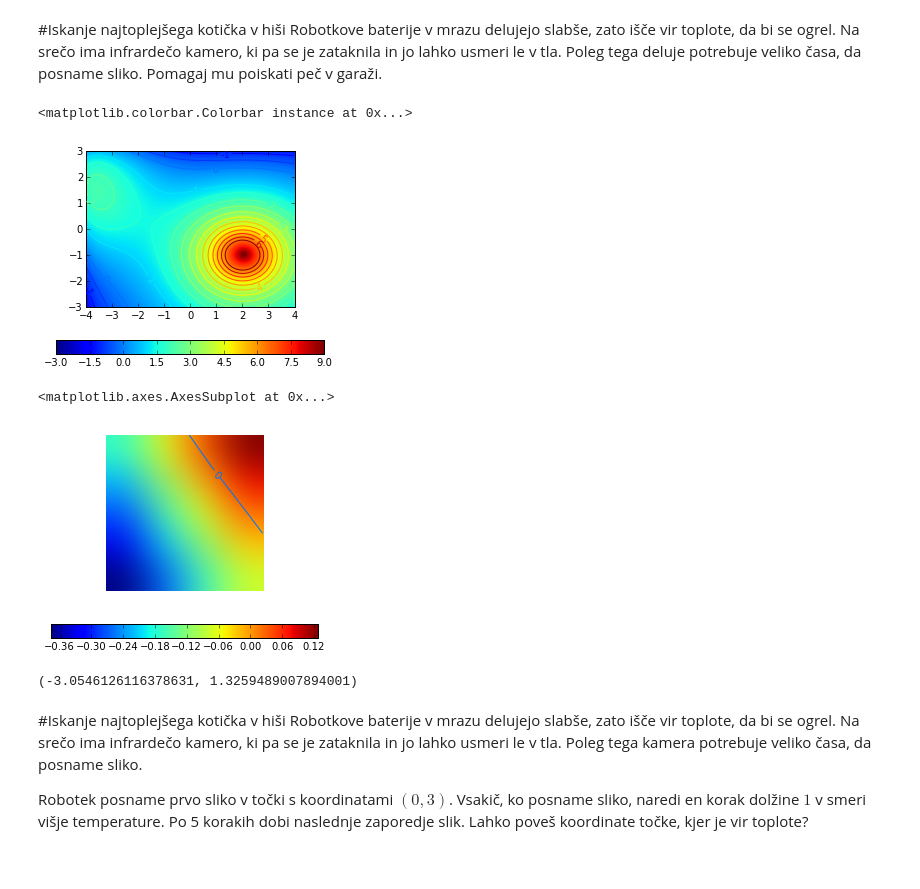
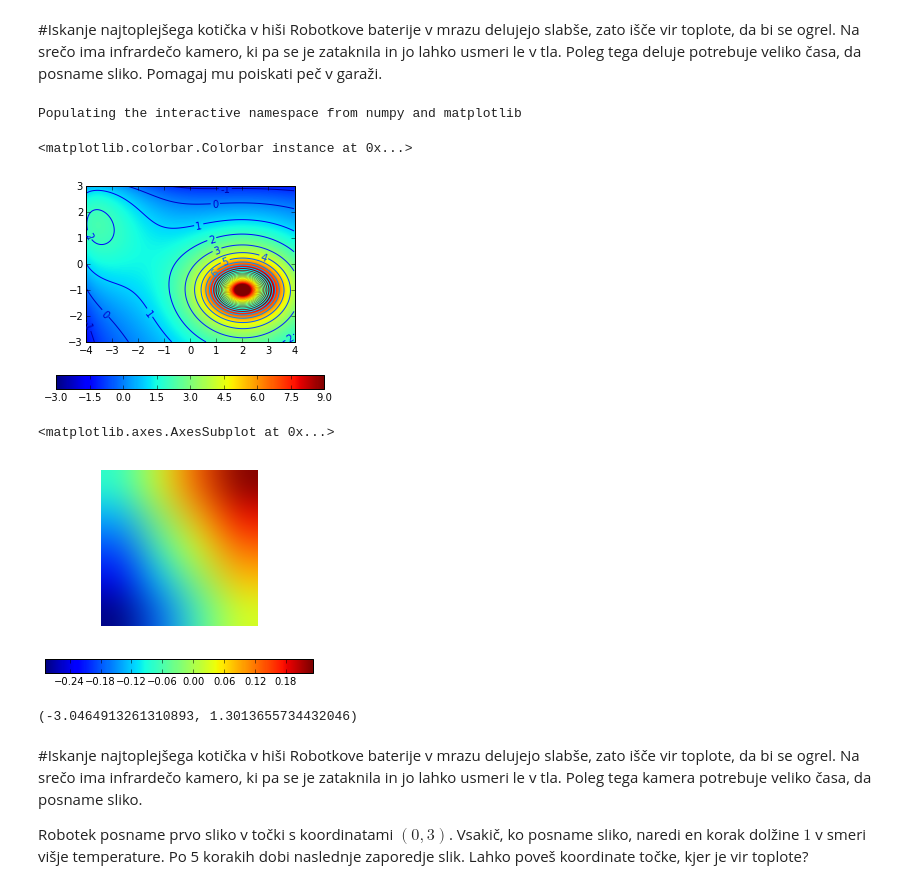
Before and after one commit to mrcinv/info_plakati, a Jupyter notebook: Gradienti.ipynb, the cells around one changed output. Drawn from its saved outputs; the diff is of its cells as text; code cells hidden in the pictures.

```diff
--- a/Gradienti.ipynb
+++ b/Gradienti.ipynb
@@ -3,24 +3,26 @@
 Robotkove baterije v mrazu delujejo slabše, zato išče vir toplote, da bi se ogrel. Na srečo ima infrardečo kamero, ki pa se je zataknila in jo lahko usmeri le v tla. Poleg tega deluje potrebuje veliko časa, da posname sliko. Pomagaj mu poiskati peč v garaži.
 # %%
 # temperaturna funkcija, verjetno bi lahko bila bolj enostavna
-temp = lambda X,Y: 5*exp(-((X+5)**2/10+(Y-2)**2/10))+10*exp(-sqrt((X-2)**2/4+(Y+1)**2/3))-2/(X+5)+2/(Y-4)
+temp = lambda X,Y: 5*exp(-((X+5)**2/10+(Y-2)**2/10))+10*exp(-sqrt((X-2)**2/4+(Y+1)**2/3))-2/(X+5)+2/(Y-4) +\
+    40*exp(-sqrt(5*(X-2)**2+10*(Y+1)**2))
 # %%
-
+%pylab inline
 from mpl_toolkits.mplot3d import Axes3D
 x = arange(-4,4,0.02)
 y = arange(-3,3,0.02)
 X,Y = meshgrid(x,y)
 Z = temp(X,Y)
 fig = figure()
 #ax = fig.gca(projection='3d')
 #ax.plot_surface(X,Y,Z)
-cp = contour(X,Y,Z,levels=arange(-2,7,0.5))
+cp = contour(X,Y,Z,levels=arange(-2,30))
 cp.clabel(arange(-2,7),fmt='%1.0f',inline=1,fontsize=10)
 im = imshow(Z, interpolation='bicubic',norm=None,vmin=-3,vmax=9,origin='lower',extent=(-4,4,-3,3))
 colorbar(orientation='horizontal', shrink=0.8)
 # %% [output]
-<matplotlib.colorbar.Colorbar instance at 0x...>
+Populating the interactive namespace from numpy and matplotlib
+<matplotlib.colorbar.Colorbar instance at 0x...>
-[figure, old version]
+[figure, new version]
 # %%
 #lokalna predstavitev temperaturne funkcije
 def plot_temp(x0,y0):
@@ -31,8 +33,8 @@ def plot_temp(x0,y0):
     X,Y = meshgrid(x,y)
     Z = temp(X,Y)
     extent = (x0-delta,x0+delta,y0-delta,y0+delta)
-    cp = contour(Z,levels=arange(-2,7,0.5),extent=extent)
-    cp.clabel(arange(-2,7),fmt='%1.0f',inline=1,fontsize=10)
+    #cp = contour(Z,levels=arange(-2,7,0.5),extent=extent)
+    #cp.clabel(arange(-2,7),fmt='%1.0f',inline=1,fontsize=10)
     im = imshow(Z, interpolation='bicubic',origin='lower',extent=extent)
     axis('off')
     colorbar(orientation='horizontal', shrink=0.8)
@@ -43,7 +45,7 @@ def plot_temp(x0,y0):
 plot_temp(-4,-1)
 # %% [output]
 <matplotlib.axes.AxesSubplot at 0x...>
-[figure, old version]
+[figure, new version]
 # %%
 def grad(Z):
     """Numerical gradient of a matrix"""
@@ -68,7 +70,7 @@ def korak(x0,y0):
     return (x0+df[0],y0+df[1])
 korak(-4,1)
 # %% [output]
-(-3.0546126116378631, 1.3259489007894001)
+(-3.0464913261310893, 1.3013655734432046)
 # %% [markdown]
 #Iskanje najtoplejšega kotička v hiši
 Robotkove baterije v mrazu delujejo slabše, zato išče vir toplote, da bi se ogrel. Na srečo ima infrardečo kamero, ki pa se je zataknila in jo lahko usmeri le v tla. Poleg tega kamera potrebuje veliko časa, da posname sliko.
```
Also changed, not shown: parts of 3 cells of this notebook, 2 other files.
